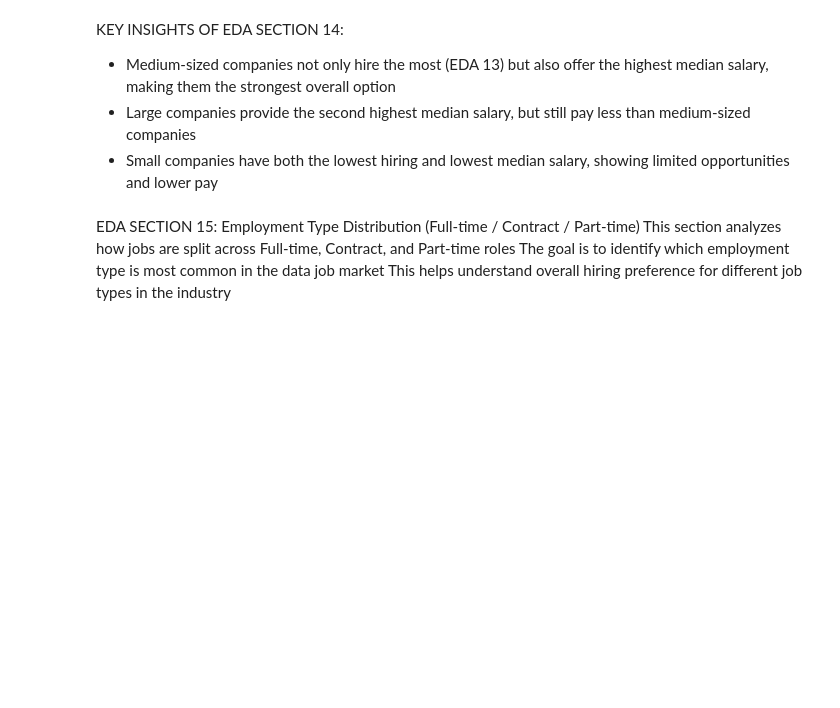
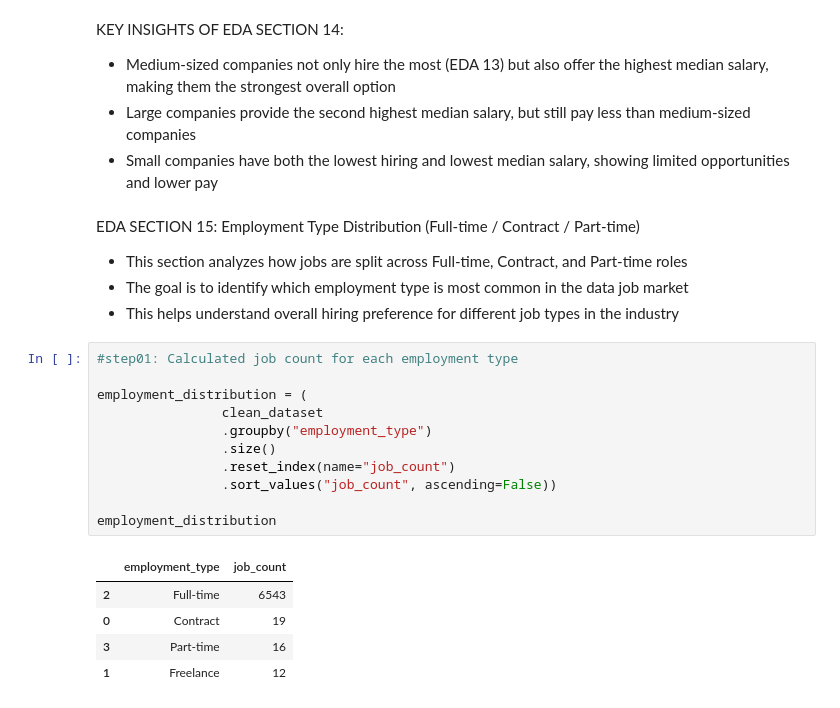
Before and after one commit to Chauhanekta21/Data_Job_Market_Analysis, a Jupyter notebook: main_file.ipynb, the cells around one changed output. Saved outputs shown, nothing was run; the diff lists cells and outputs as text; blank space fills up the shorter version.

```diff
--- a/main_file.ipynb
+++ b/main_file.ipynb
@@ -1780,6 +1780,24 @@ KEY INSIGHTS OF EDA SECTION 14:
 - Small companies have both the lowest hiring and lowest median salary, showing limited opportunities and lower pay
 # %% [markdown]
 EDA SECTION 15: Employment Type Distribution (Full-time / Contract / Part-time)
-This section analyzes how jobs are split across Full-time, Contract, and Part-time roles
-The goal is to identify which employment type is most common in the data job market
-This helps understand overall hiring preference for different job types in the industry
+
+- This section analyzes how jobs are split across Full-time, Contract, and Part-time roles
+- The goal is to identify which employment type is most common in the data job market
+- This helps understand overall hiring preference for different job types in the industry
+# %%
+#step01: Calculated job count for each employment type
+
+employment_distribution = (
+                clean_dataset
+                .groupby("employment_type")
+                .size()
+                .reset_index(name="job_count")
+                .sort_values("job_count", ascending=False))
+
+employment_distribution
+# %% [output]
+|  | employment_type | job_count |
+| 2 | Full-time | 6543 |
+| 0 | Contract | 19 |
+| 3 | Part-time | 16 |
+| 1 | Freelance | 12 |
```
Also changed, not shown: parts of 1 cell of this notebook.
